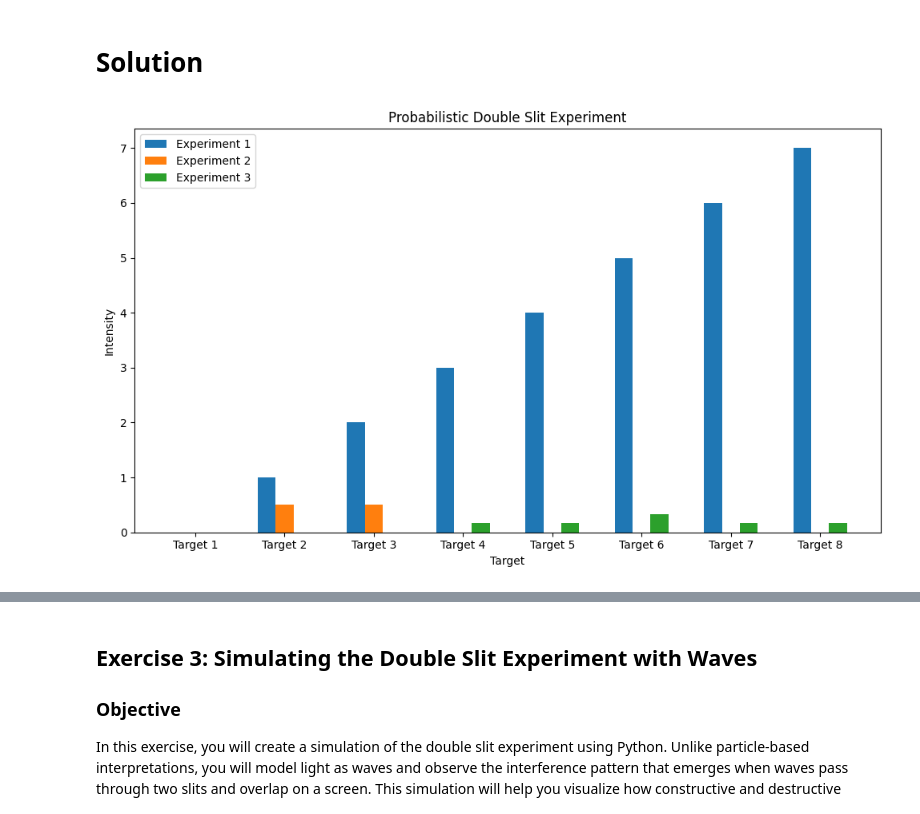
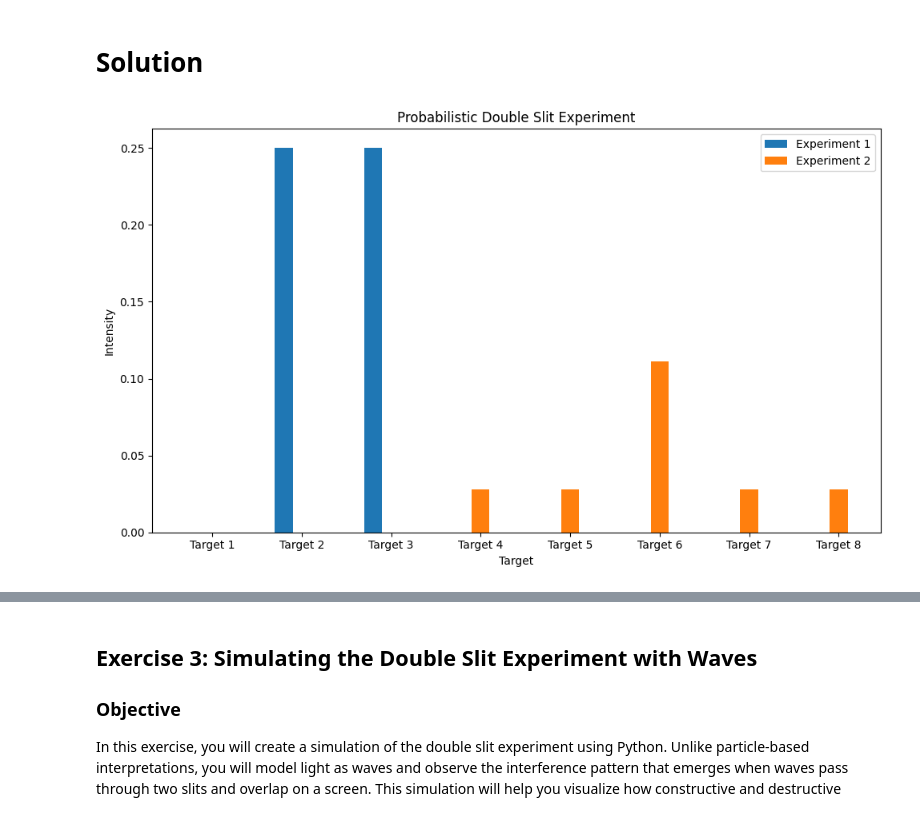
Before and after one commit to mayerllyyo/ClassicToCuantum, a Jupyter notebook: TallerClasicToQuantum.ipynb, the cells around one changed output, grey strips where cells are left out. Saved outputs shown, nothing was run; the diff lists cells and outputs as text; code cells hidden in the pictures.

```diff
--- a/TallerClasicToQuantum.ipynb
+++ b/TallerClasicToQuantum.ipynb
@@ -96,42 +96,44 @@ Result after two clicks:  [[ 0]
 # %%
 import numpy as np
 import matplotlib.pyplot as plt
 
 # Define two 8x8 complex matrices
 m1 = np.array([[0,0,0,0,0,0,0,0],
-[1/2,0,0,0,0,0,0,0],
-[1/2,0,0,0,0,0,0,0],
-[0,1/3,0,1,0,0,0,0],
-[0,1/3,0,0,1,0,0,0],
-[0,1/3,1/3,0,0,1,0,0],
-[0,0,1/3,0,0,0,1,0],
-[0,0,1/3,0,0,0,0,1]])
+               [1/2,0,0,0,0,0,0,0],
+               [1/2,0,0,0,0,0,0,0],
+               [0,1/3,0,1,0,0,0,0],
+               [0,1/3,0,0,1,0,0,0],
+               [0,1/3,1/3,0,0,1,0,0],
+               [0,0,1/3,0,0,0,1,0],
+               [0,0,1/3,0,0,0,0,1]])
 
 x = np.array([[1], [0], [0], [0], [0], [0], [0], [0]])
-
 
 # Perform the experiments
 x_1 = m1.dot(x)
 x_2 = m1.dot(x_1)
 
 # Plotting the results
 labels = ['Target 1', 'Target 2', 'Target 3', 'Target 4', 'Target 5', 'Target 6', 'Target 7', 'Target 8']
 x = np.arange(len(labels))
 
+# Extracting intensity values from the result vectors
+y = np.abs(x_1.flatten())**2
+y1 = np.abs(x_2.flatten())**2
+
 plt.figure(figsize=(10, 6))
-plt.bar(x - 0.2, x.flatten(), width=0.2, label='Experiment 1')
-plt.bar(x, x_1.flatten(), width=0.2, label='Experiment 2')
-plt.bar(x + 0.2, x_2.flatten(), width=0.2, label='Experiment 3')
+plt.bar(x - 0.2, y, width=0.2, label='Experiment 1')
+plt.bar(x, y1, width=0.2, label='Experiment 2')
 
 plt.xlabel('Target')
 plt.ylabel('Intensity')
 plt.title('Probabilistic Double Slit Experiment')
 plt.xticks(x, labels)
 plt.legend()
 plt.tight_layout()
 plt.show()
 # %% [output]
-[figure, old version]
+[figure, new version]
 # %% [markdown]
 ### Excercise 2:
 
```
Also changed, not shown: parts of 3 cells of this notebook.
